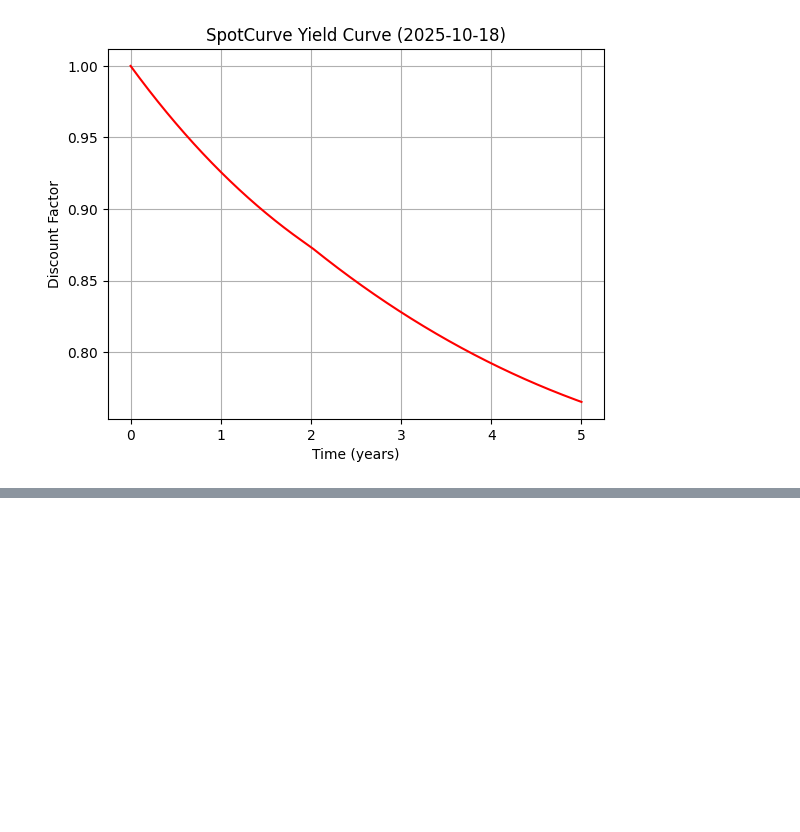
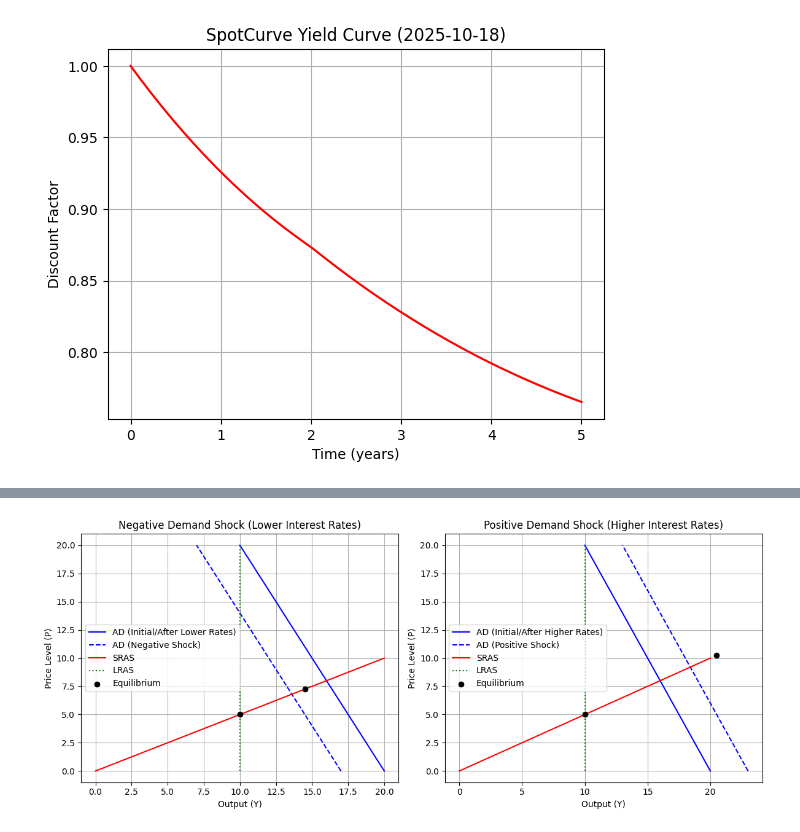
Before and after one commit to Python-Financial-Analyst/pyfian_dev, a Jupyter notebook: notebooks/fixed_income/03_curves.ipynb, the cells around one changed output, grey strips where cells are left out. Saved outputs shown, nothing was run; the diff lists cells and outputs as text; code cells hidden in the pictures; blank space fills up the shorter version.

Commit message:
Added Macroeconomic intuition for interest rates

```diff
--- a/notebooks/fixed_income/03_curves.ipynb
+++ b/notebooks/fixed_income/03_curves.ipynb
@@ -186,0 +156,58 @@ curve_log = FlatCurveLog(0.05, "2020-01-01")
+# %%
+import matplotlib.pyplot as plt
+import numpy as np
+
+# Set up the figure and subplots
+plt.figure(figsize=(12, 5))
+
+# Data for curves
+output = np.linspace(0, 20, 100)
+full_potential = 10  # LRAS at full potential output
+
+# Aggregate Demand (AD) and Short-Run Aggregate Supply (SRAS)
+def ad_curve(price, shift=0):
+    return 20 - 0.5 * price + shift  # Simplified AD curve
+def sras_curve(output):
+    return 0.5 * output  # Simplified SRAS curve
+lras = np.full_like(output, full_potential)  # Vertical LRAS
+
+# Subplot 1: Negative Demand Shock (Economy Below Potential)
+plt.subplot(1, 2, 1)
+plt.plot(ad_curve(output, 0), output, label='AD (Initial/After Lower Rates)', color='blue')
+plt.plot(ad_curve(output, -3), output, label='AD (Negative Shock)', color='blue', linestyle='--')
+plt.plot(output, sras_curve(output), label='SRAS', color='red')
+plt.plot(lras, output, label='LRAS', color='green', linestyle=':')
+
+# Mark equilibrium points
+plt.scatter([full_potential], [sras_curve(full_potential)], color='black', zorder=5, label='Equilibrium')
+plt.scatter([ad_curve(sras_curve(full_potential), -3)], [sras_curve(ad_curve(sras_curve(full_potential), -3))],
+            color='black', zorder=5)
+
+plt.title('Negative Demand Shock (Lower Interest Rates)')
+plt.xlabel('Output (Y)')
+plt.ylabel('Price Level (P)')
+plt.legend()
+plt.grid(True)
+
+# Subplot 2: Positive Demand Shock (Economy Above Potential)
+plt.subplot(1, 2, 2)
+plt.plot(ad_curve(output, 0), output, label='AD (Initial/After Higher Rates)', color='blue')
+plt.plot(ad_curve(output, 3), output, label='AD (Positive Shock)', color='blue', linestyle='--')
+plt.plot(output, sras_curve(output), label='SRAS', color='red')
+plt.plot(lras, output, label='LRAS', color='green', linestyle=':')
+
+# Mark equilibrium points
+plt.scatter([full_potential], [sras_curve(full_potential)], color='black', zorder=5, label='Equilibrium')
+plt.scatter([ad_curve(sras_curve(full_potential), 3)], [sras_curve(ad_curve(sras_curve(full_potential), 3))],
+            color='black', zorder=5)
+
+plt.title('Positive Demand Shock (Higher Interest Rates)')
+plt.xlabel('Output (Y)')
+plt.ylabel('Price Level (P)')
+plt.legend()
+plt.grid(True)
+
+plt.tight_layout()
+plt.show()
+# %% [output]
+[figure, added]
```
Also changed, not shown: parts of 6 cells of this notebook, 7 other files.
